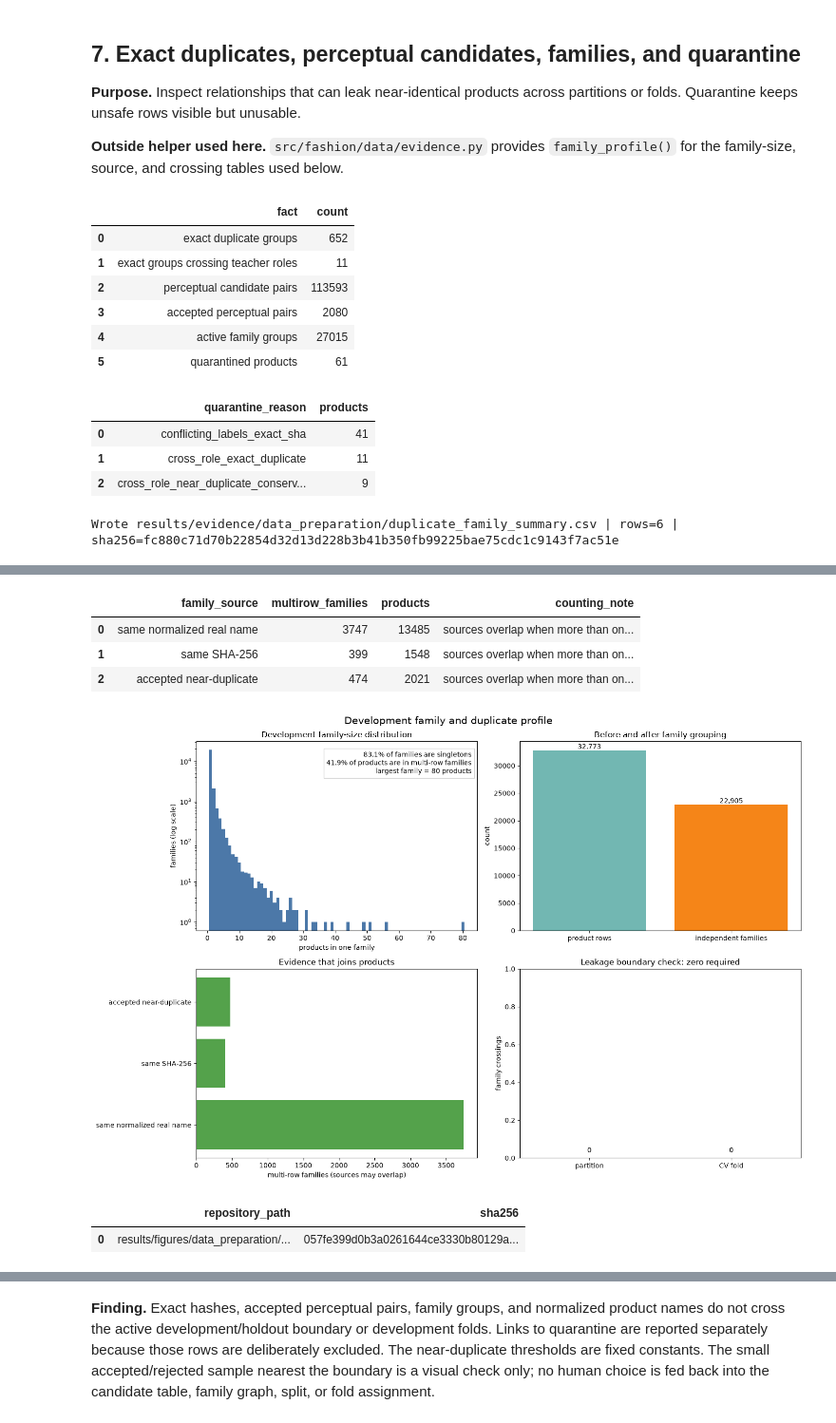
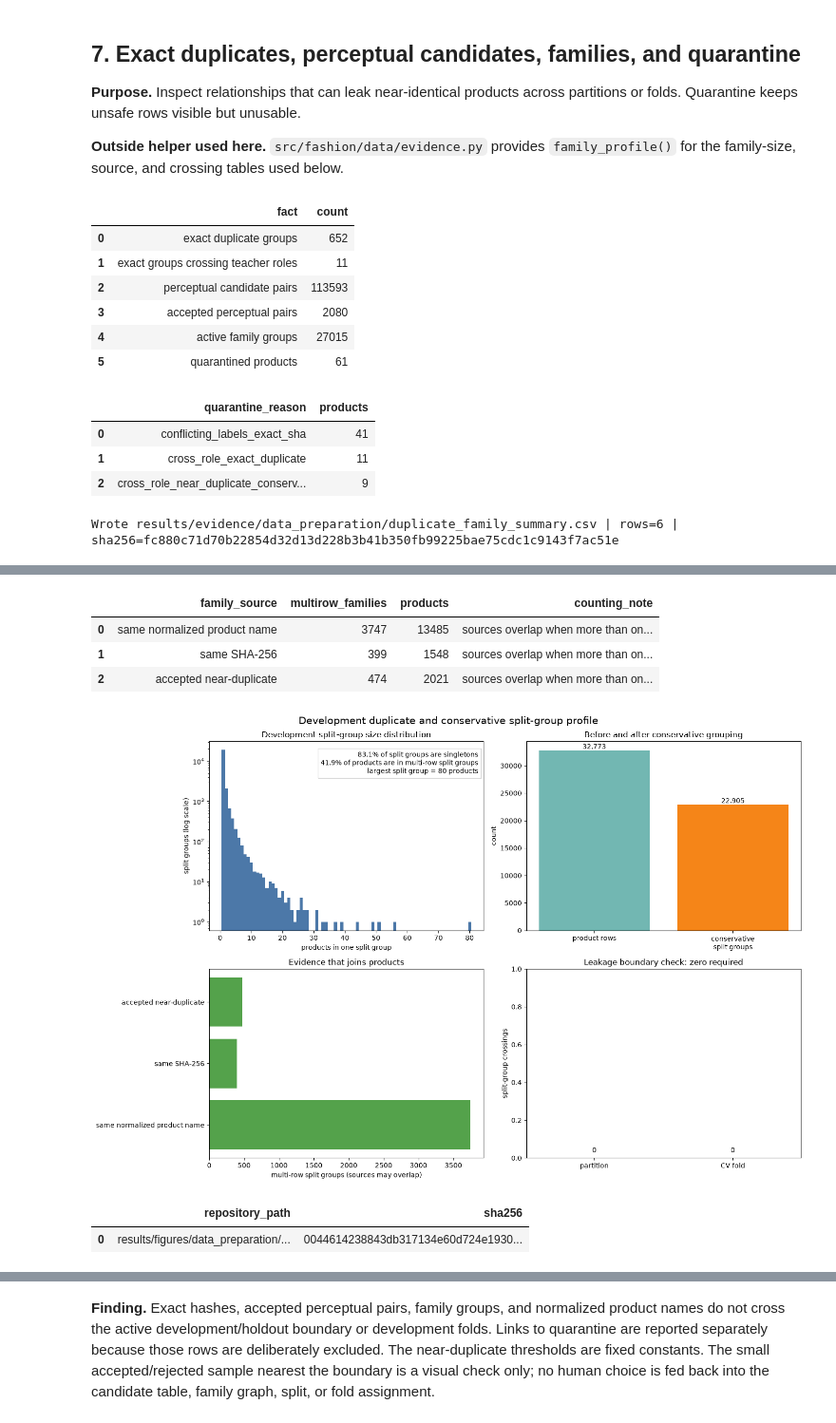
Before and after one commit to TrnLin/MLA2, a Jupyter notebook: notebooks/01_data_preparation.ipynb, the cells around one changed output, grey strips where cells are left out. Shown at 95% size. Drawn from its saved outputs; the diff is of its cells as text; code cells hidden in the pictures.

Commit message:
feat(data): document shortcut and split-group risks

```diff
--- a/notebooks/01_data_preparation.ipynb
+++ b/notebooks/01_data_preparation.ipynb
@@ -532,35 +532,36 @@ axes[0, 0].hist(
     color="#4C78A8",
 )
 axes[0, 0].set_yscale("log")
-axes[0, 0].set_xlabel("products in one family")
-axes[0, 0].set_ylabel("families (log scale)")
-axes[0, 0].set_title("Development family-size distribution")
+axes[0, 0].set_xlabel("products in one split group")
+axes[0, 0].set_ylabel("split groups (log scale)")
+axes[0, 0].set_title("Development split-group size distribution")
 axes[0, 0].text(
     0.98,
     0.95,
-    f"{profile['singleton_family_percent']:.1f}% of families are singletons\n"
-    f"{profile['products_in_multirow_family_percent']:.1f}% of products are in multi-row families\n"
-    f"largest family = {int(profile['largest_family_products'])} products",
+    f"{profile['singleton_family_percent']:.1f}% of split groups are singletons\n"
+    f"{profile['products_in_multirow_family_percent']:.1f}% of products are in "
+    "multi-row split groups\n"
+    f"largest split group = {int(profile['largest_family_products'])} products",
     transform=axes[0, 0].transAxes,
     ha="right",
     va="top",
     bbox={"facecolor": "white", "alpha": 0.85, "edgecolor": "#cccccc"},
 )
 axes[0, 1].bar(
-    ["product rows", "independent families"],
-    [profile["product_rows"], profile["independent_families"]],
+    ["product rows", "conservative\nsplit groups"],
+    [profile["product_rows"], profile["conservative_split_groups"]],
     color=["#72B7B2", "#F58518"],
 )
 axes[0, 1].set_ylabel("count")
-axes[0, 1].set_title("Before and after family grouping")
-for index, value in enumerate([profile["product_rows"], profile["independent_families"]]):
+axes[0, 1].set_title("Before and after conservative grouping")
+for index, value in enumerate([profile["product_rows"], profile["conservative_split_groups"]]):
     axes[0, 1].text(index, value, f"{int(value):,}", ha="center", va="bottom")
 axes[1, 0].barh(
     family_source_profile["family_source"],
     family_source_profile["multirow_families"],
     color="#54A24B",
 )
-axes[1, 0].set_xlabel("multi-row families (sources may overlap)")
+axes[1, 0].set_xlabel("multi-row split groups (sources may overlap)")
 axes[1, 0].set_title("Evidence that joins products")
 crossing_labels = ["partition", "CV fold"]
 crossing_values = [
@@ -569,11 +570,11 @@ crossing_values = [
 ]
 axes[1, 1].bar(crossing_labels, crossing_values, color="#E45756")
 axes[1, 1].set_ylim(0, max(1, max(crossing_values) + 1))
-axes[1, 1].set_ylabel("family crossings")
+axes[1, 1].set_ylabel("split-group crossings")
 axes[1, 1].set_title("Leakage boundary check: zero required")
 for index, value in enumerate(crossing_values):
     axes[1, 1].text(index, value + 0.03, str(int(value)), ha="center")
-figure.suptitle("Development family and duplicate profile", fontsize=15)
+figure.suptitle("Development duplicate and conservative split-group profile", fontsize=15)
 figure.tight_layout()
 figure_record = save_figure(figure, "family_duplicate_profile.png")
 plt.show()
@@ -595,9 +596,9 @@ Wrote results/evidence/data_preparation/duplicate_family_summary.csv | rows=6 |
 | 0 | development | 32773 | 22905 | 83.14 | 41.89 | ... |
 |  | family_source | multirow_families | products | counting_note |
-| 0 | same normalized real name | 3747 | 13485 | sources overlap when more than on... |
+| 0 | same normalized product name | 3747 | 13485 | sources overlap when more than on... |
 | 1 | same SHA-256 | 399 | 1548 | sources overlap when more than on... |
 | 2 | accepted near-duplicate | 474 | 2021 | sources overlap when more than on... |
-[figure, old version]
+[figure, new version]
 |  | repository_path | sha256 |
-| 0 | results/figures/data_preparation/... | 057fe399d0b3a0261644ce3330b80129a... |
+| 0 | results/figures/data_preparation/... | 0044614238843db317134e60d724e1930... |
 # %% [markdown]
```
Also changed, not shown: parts of 16 cells of this notebook, 20 other files.
